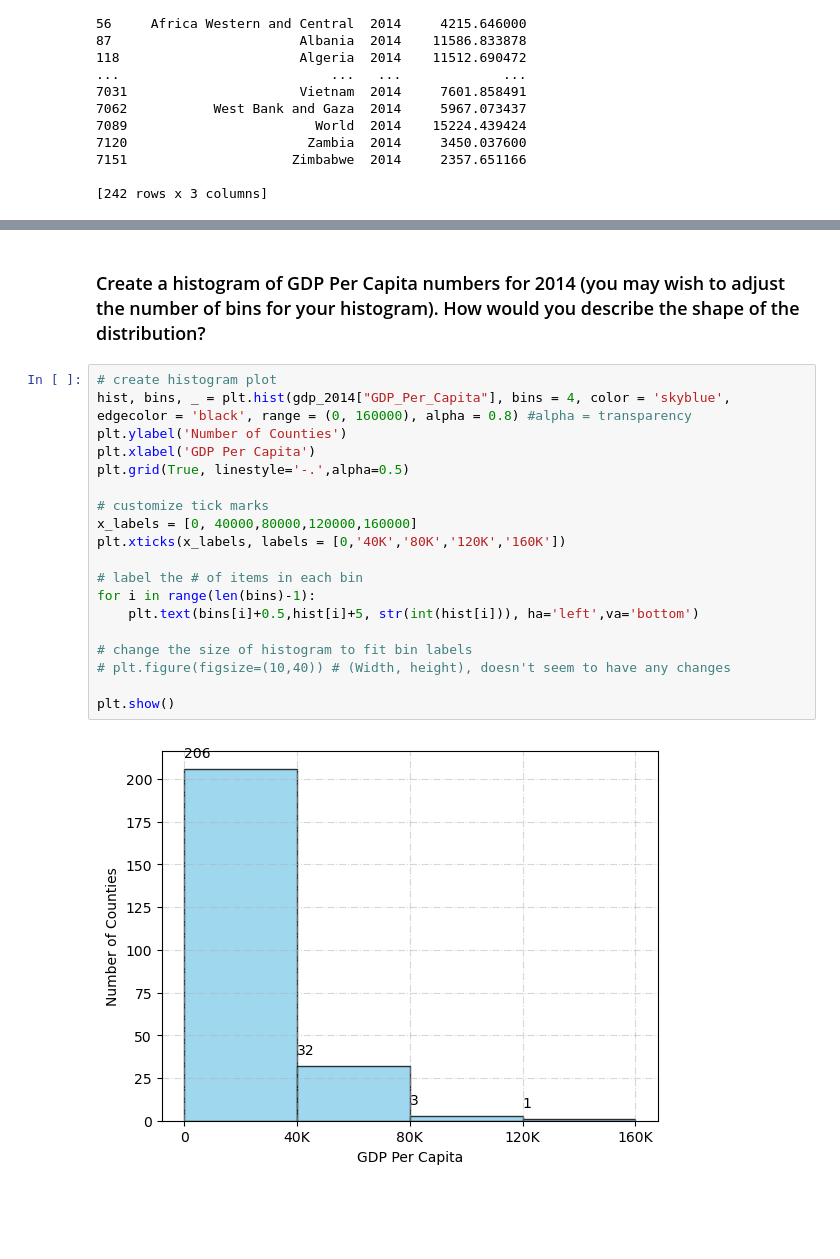
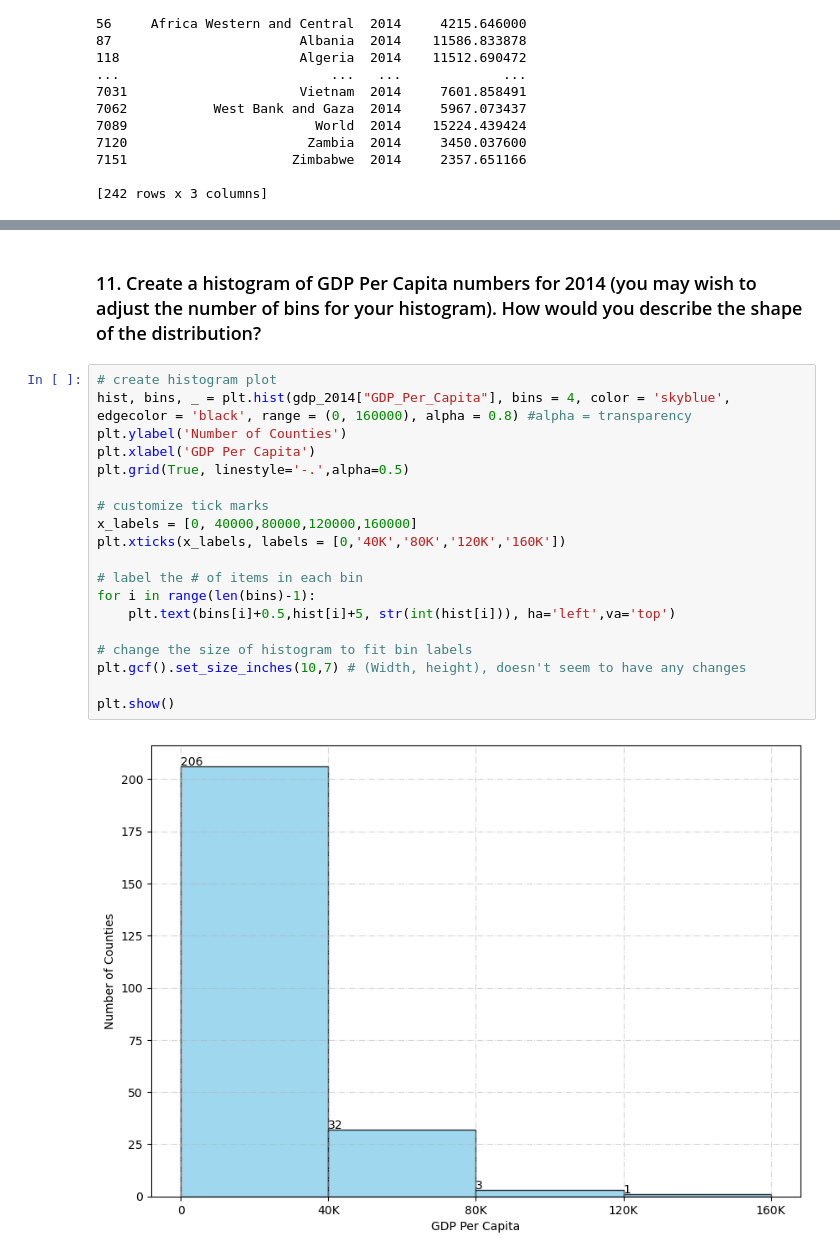
Before and after one commit to nss-data-science-cohort-7/un-exploration-marieljum, a Jupyter notebook: notebooks/UN_Data_Exploration.ipynb, the cells around one changed output, grey strips where cells are left out. Saved outputs shown, nothing was run; the diff lists cells and outputs as text; blank space fills up the shorter version.

```diff
--- a/notebooks/UN_Data_Exploration.ipynb
+++ b/notebooks/UN_Data_Exploration.ipynb
@@ -186,25 +166,25 @@ min         822.611195
 max      155201.740571
 Name: GDP_Per_Capita, dtype: float64
 # %% [markdown]
-### Create a histogram of GDP Per Capita numbers for 2014 (you may wish to adjust the number of bins for your histogram). How would you describe the shape of the distribution?
+### 11. Create a histogram of GDP Per Capita numbers for 2014 (you may wish to adjust the number of bins for your histogram). How would you describe the shape of the distribution?
 # %%
 # create histogram plot
 hist, bins, _ = plt.hist(gdp_2014["GDP_Per_Capita"], bins = 4, color = 'skyblue', edgecolor = 'black', range = (0, 160000), alpha = 0.8) #alpha = transparency
 plt.ylabel('Number of Counties')
 plt.xlabel('GDP Per Capita')
 plt.grid(True, linestyle='-.',alpha=0.5)
 
 # customize tick marks
 x_labels = [0, 40000,80000,120000,160000]
 plt.xticks(x_labels, labels = [0,'40K','80K','120K','160K'])
 
 # label the # of items in each bin
 for i in range(len(bins)-1):
-    plt.text(bins[i]+0.5,hist[i]+5, str(int(hist[i])), ha='left',va='bottom')
+    plt.text(bins[i]+0.5,hist[i]+5, str(int(hist[i])), ha='left',va='top')
 
 # change the size of histogram to fit bin labels
-# plt.figure(figsize=(10,40)) # (Width, height), doesn't seem to have any changes
+plt.gcf().set_size_inches(10,7) # (Width, height), doesn't seem to have any changes
 
 plt.show()
 # %% [output]
-[figure, old version]
+[figure, new version]
```
Also changed, not shown: parts of 28 cells of this notebook.
